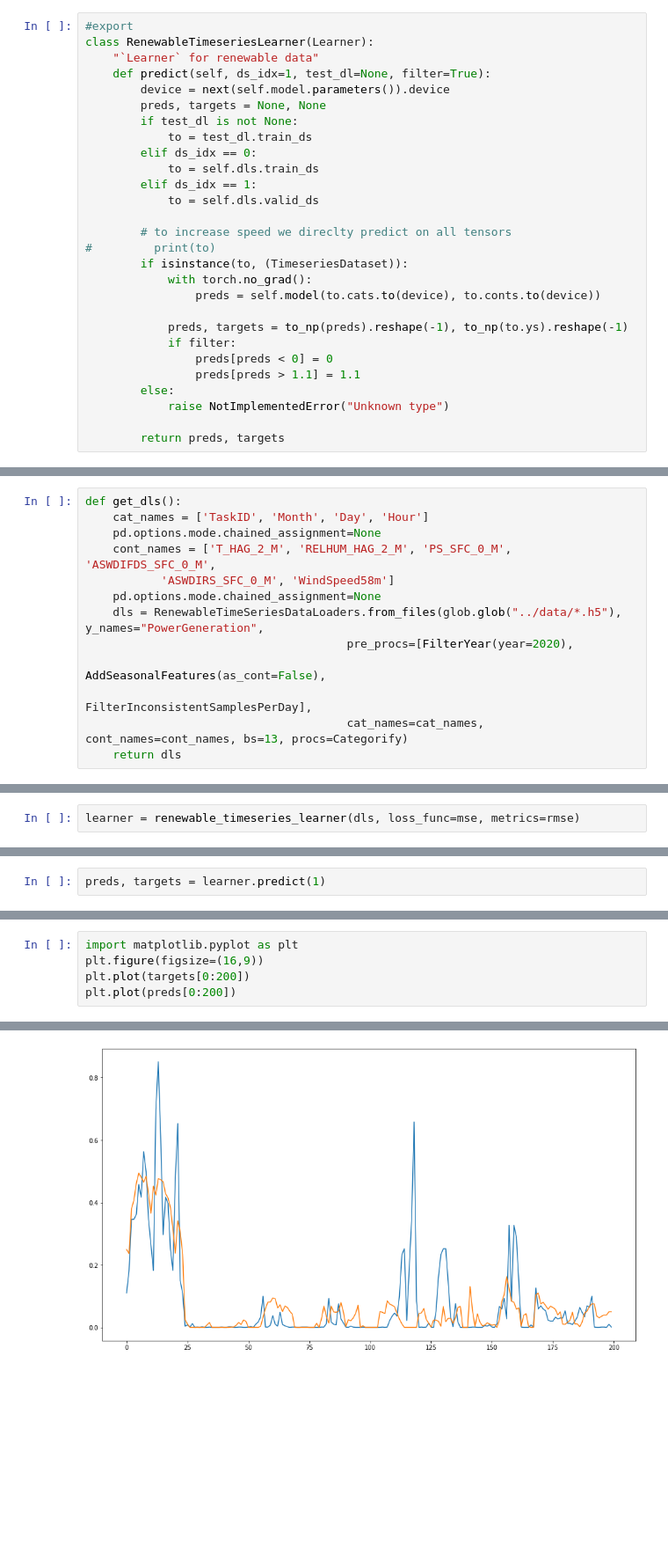
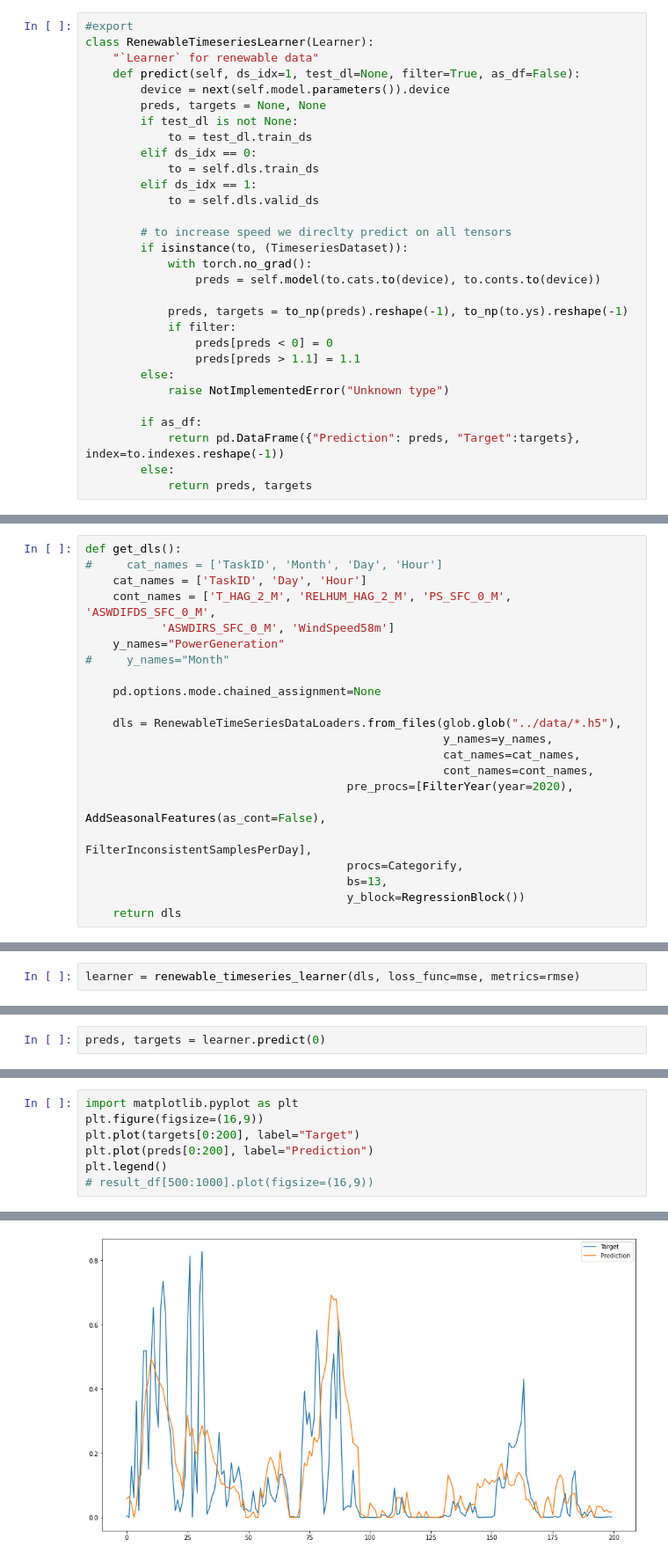
Before and after one commit to scribbler00/fastrenewables, a Jupyter notebook: nbs/08_timeseries.learner.ipynb, the cells around one changed output, grey strips where cells are left out. Shown at 88% size. Drawn from its saved outputs; the diff is of its cells as text; blank space fills up the shorter version.

Commit message:
increasing support form timeseries, e.g. for index. categorical timeseries are not working at the moment

```diff
--- a/nbs/08_timeseries.learner.ipynb
+++ b/nbs/08_timeseries.learner.ipynb
@@ -29,7 +30,7 @@ from nbdev.showdoc import *
 #export
 class RenewableTimeseriesLearner(Learner):
     "`Learner` for renewable data"
-    def predict(self, ds_idx=1, test_dl=None, filter=True):
+    def predict(self, ds_idx=1, test_dl=None, filter=True, as_df=False):
         device = next(self.model.parameters()).device
         preds, targets = None, None
         if test_dl is not None:
@@ -40,7 +41,6 @@ class RenewableTimeseriesLearner(Learner):
             to = self.dls.valid_ds
 
         # to increase speed we direclty predict on all tensors
-#         print(to)
         if isinstance(to, (TimeseriesDataset)):
             with torch.no_grad():
                 preds = self.model(to.cats.to(device), to.conts.to(device))
@@ -52,7 +52,10 @@ class RenewableTimeseriesLearner(Learner):
         else:
             raise NotImplementedError("Unknown type")
 
-        return preds, targets
+        if as_df:
+            return pd.DataFrame({"Prediction": preds, "Target":targets}, index=to.indexes.reshape(-1))
+        else:
+            return preds, targets
 # %%
 show_doc(RenewableTimeseriesLearner, title_level=3)
 # %% [output]
@@ -63,16 +66,25 @@ show_doc(RenewableTimeseriesLearner, title_level=3)
 `Learner` for renewable data
 # %%
 def get_dls():
-    cat_names = ['TaskID', 'Month', 'Day', 'Hour']
-    pd.options.mode.chained_assignment=None
+#     cat_names = ['TaskID', 'Month', 'Day', 'Hour']
+    cat_names = ['TaskID', 'Day', 'Hour']
     cont_names = ['T_HAG_2_M', 'RELHUM_HAG_2_M', 'PS_SFC_0_M', 'ASWDIFDS_SFC_0_M',
            'ASWDIRS_SFC_0_M', 'WindSpeed58m']
+    y_names="PowerGeneration"
+#     y_names="Month"
+
     pd.options.mode.chained_assignment=None
-    dls = RenewableTimeSeriesDataLoaders.from_files(glob.glob("../data/*.h5"), y_names="PowerGeneration",
+
+    dls = RenewableTimeSeriesDataLoaders.from_files(glob.glob("../data/*.h5"),
+                                                    y_names=y_names,
+                                                    cat_names=cat_names,
+                                                    cont_names=cont_names,
                                       pre_procs=[FilterYear(year=2020),
                                                  AddSeasonalFeatures(as_cont=False),
-                                                FilterInconsistentSamplesPerDay],
-                                      cat_names=cat_names, cont_names=cont_names, bs=13, procs=Categorify)
+                                                 FilterInconsistentSamplesPerDay],
+                                      procs=Categorify,
+                                      bs=13,
+                                      y_block=RegressionBlock())
     return dls
 # %%
 dls = get_dls()
@@ -155,2 +218,2 @@ learner.fit_one_cycle(5)
 # %%
-preds, targets = learner.predict(1)
+preds, targets = learner.predict(0)
@@ -157,6 +222,8 @@ preds, targets = learner.predict(1)
 # %%
 import matplotlib.pyplot as plt
 plt.figure(figsize=(16,9))
-plt.plot(targets[0:200])
-plt.plot(preds[0:200])
+plt.plot(targets[0:200], label="Target")
+plt.plot(preds[0:200], label="Prediction")
+plt.legend()
+# result_df[500:1000].plot(figsize=(16,9))
 # %% [output]
@@ -164 +231 @@ plt.plot(preds[0:200])
-[figure, old version]
+[figure, new version]
```
Also changed, not shown: parts of 14 cells of this notebook, 15 other files.
